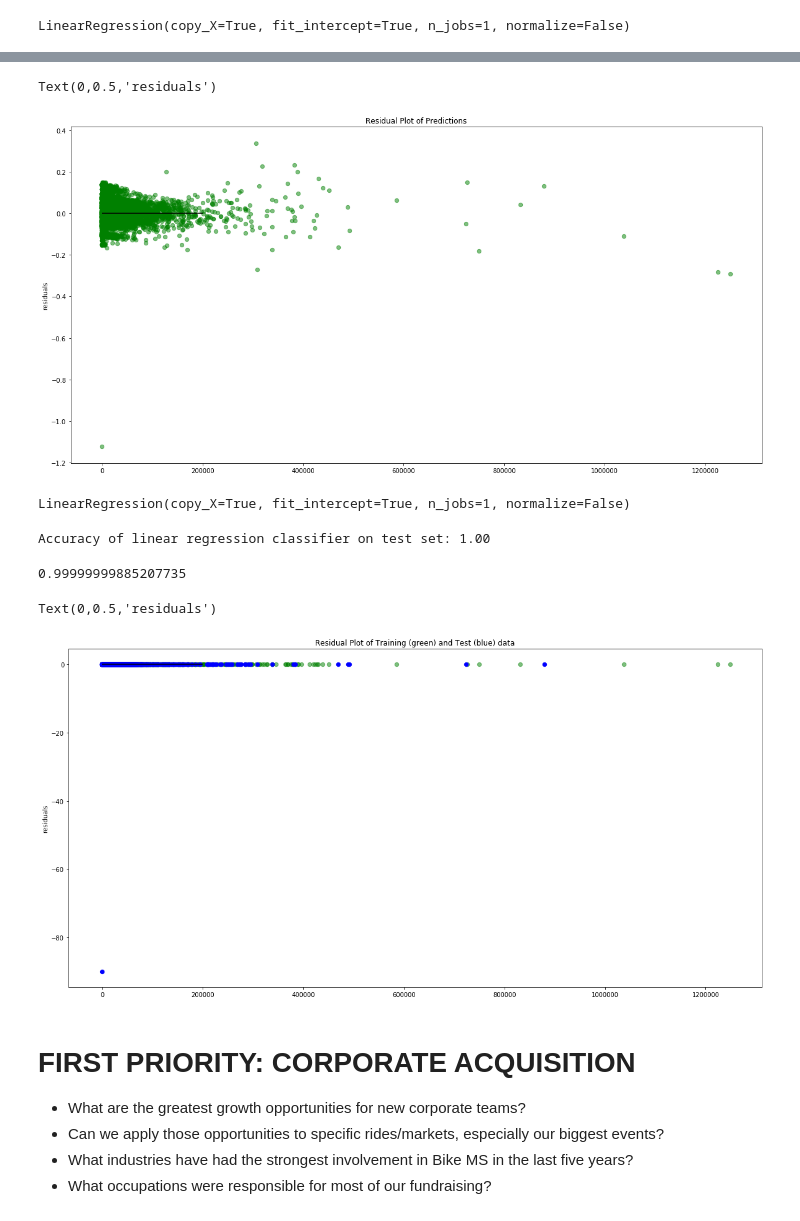
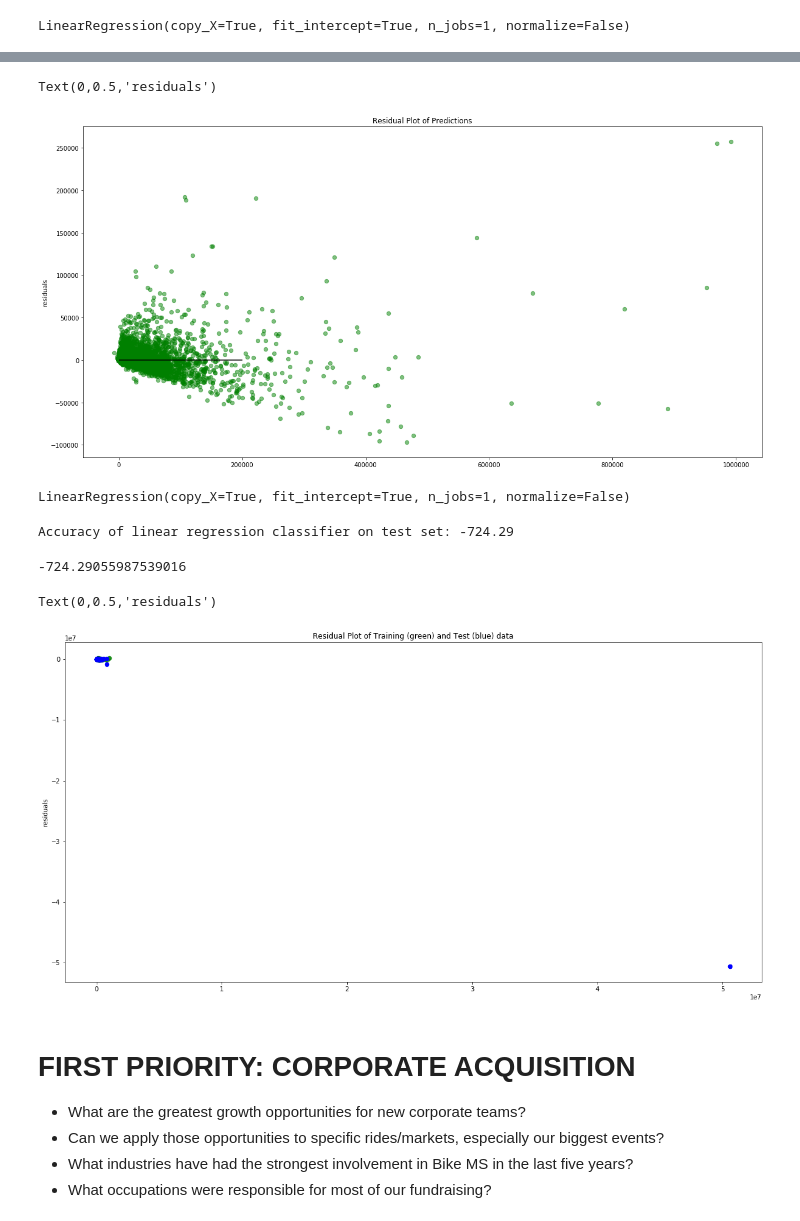
Before and after one commit to mills-jeffreyb/GENBA894, a Jupyter notebook: Mills_Jeff_CapstoneProject-Bike Teams.ipynb, the cells around one changed output, grey strips where cells are left out. Saved outputs shown, nothing was run; the diff lists cells and outputs as text; code cells hidden in the pictures.

```diff
--- a/Mills_Jeff_CapstoneProject-Bike Teams.ipynb
+++ b/Mills_Jeff_CapstoneProject-Bike Teams.ipynb
@@ -482,8 +482,8 @@ import statsmodels.stats.api as sms
 
 y = biketeamsd['Team Total Confirmed ($)']
 
-#Left out 'Ohana' for team divisionto account for dummy trap
-X = biketeamsd[['Number of Participants','Total Fees Paid','Total Online Gifts($)','Total Offline Confirmed Gifts($)','Total Offline Unconfirmed Gifts($)','Team Goal($)','Total Confirmed Gifts in Team History($)','Previous Event Fiscal Year','Previous Event Confirmed Gifts($)','Fiscal Year','Association','Beer/Brewery','Bike Club','Bike Shop','Corporate','Family and Friends','Open','Organization (Clubs; Civic Groups; Place of Worship; etc.)','Other','School','School','Small Business']]
+#Left out 'Ohana' for team division, 'Total Offline Confirmed Gifts($)' ,'Total Offline Unconfirmed Gifts($)', to account for dummy trap
+X = biketeamsd[['Number of Participants','Total Fees Paid','Total Online Gifts($)','Team Goal($)','Total Confirmed Gifts in Team History($)','Previous Event Fiscal Year','Previous Event Confirmed Gifts($)','Fiscal Year','Association','Beer/Brewery','Bike Club','Bike Shop','Corporate','Family and Friends','Open','Organization (Clubs; Civic Groups; Place of Worship; etc.)','Other','School','School','Small Business']]
 X = sm.add_constant(X)
 #check data
 
@@ -612,7 +610,7 @@ plt.title('Residual Plot of Predictions')
 plt.ylabel('residuals')
 # %% [output]
 Text(0,0.5,'residuals')
-[figure, old version]
+[figure, new version]
 # %%
 #set up model training
 
@@ -633,25 +631,25 @@ LinearRegression(copy_X=True, fit_intercept=True, n_jobs=1, normalize=False)
 y_pred = linreg.predict(X)
 print('Accuracy of linear regression classifier on test set: {:.2f}'.format(linreg.score(X_test, y_test)))
 # %% [output]
-Accuracy of linear regression classifier on test set: 1.00
+Accuracy of linear regression classifier on test set: -724.29
 # %%
 linreg.score(X_test, y_test)
 # %% [output]
-0.99999999885207735
+-724.29055987539016
 # %%
 # Residuals
 plt.figure(figsize=(20,10))
 
 plt.scatter(linreg.predict(X_train),y_train - linreg.predict(X_train), color=['green'],s=40,alpha=0.5)
 plt.scatter(linreg.predict(X_test),y_test - linreg.predict(X_test), color=['blue'],s=40)
-plt.hlines(y=0,xmin=0,xmax=200000)
+plt.hlines(y=0,xmin=0,xmax=2)
 
 plt.title('Residual Plot of Training (green) and Test (blue) data')
 
 plt.ylabel('residuals')
 # %% [output]
 Text(0,0.5,'residuals')
-[figure, old version]
+[figure, new version]
 # %% [markdown]
 # FIRST PRIORITY: CORPORATE ACQUISITION
   * What are the greatest growth opportunities for new corporate teams?
```
Also changed, not shown: parts of 11 cells of this notebook.
